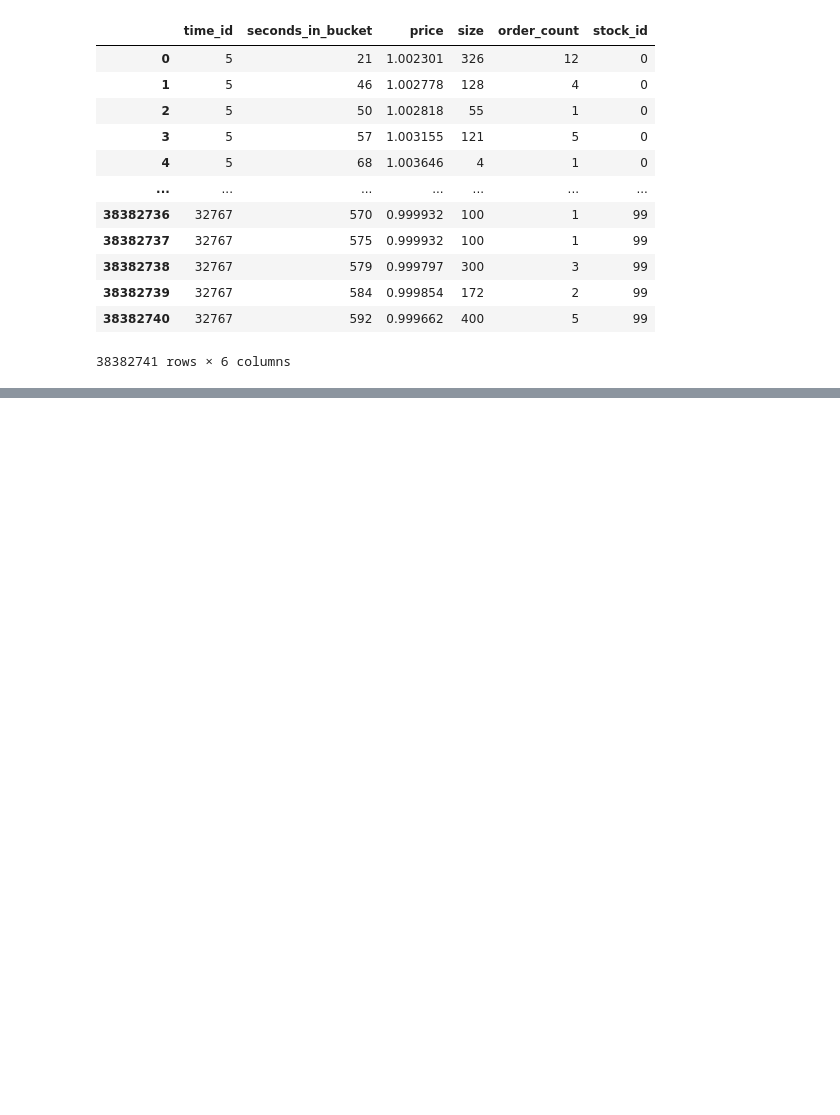
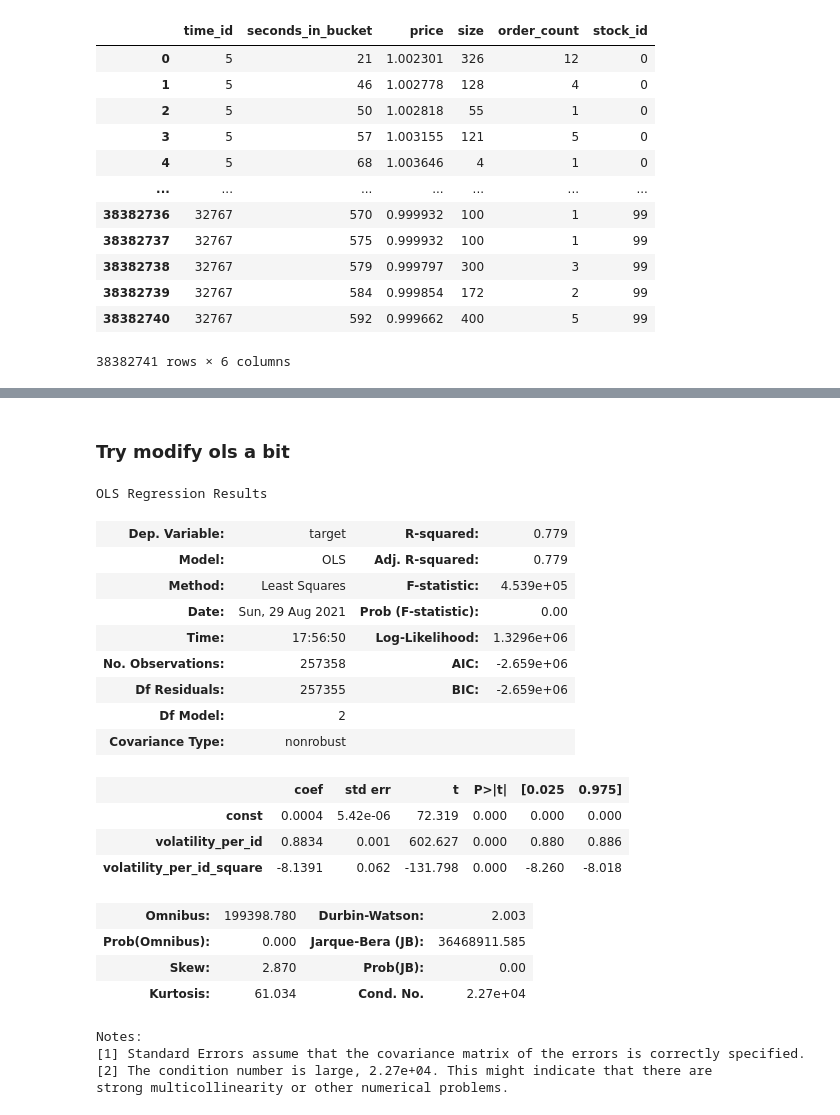
Before and after one commit to noPunintended/stock_volatility, a Jupyter notebook: eda_jupyter_notebook/stock_volatility_eda.ipynb, the cells around one changed output, grey strips where cells are left out. Drawn from its saved outputs; the diff is of its cells as text; code cells hidden in the pictures; blank space fills up the shorter version.

```diff
--- a/eda_jupyter_notebook/stock_volatility_eda.ipynb
+++ b/eda_jupyter_notebook/stock_volatility_eda.ipynb
@@ -354,0 +354,33 @@ sns.residplot(x=ols_y_pred, y=ols_pred_result["residule"], lowess=True, color="g
+# %% [markdown]
+### Try modify ols a bit
+# %%
+y = y_train
+X_train = X_train
+X_train = sm.add_constant(X_train)
+X_train.loc[:, "volatility_per_id_square"] = np.square(X_train.loc[:, "volatility_per_id"])
+model = sm.OLS(y,X_train)
+ols = model.fit()
+ols.summary()
+# %% [output]
+OLS Regression Results
+| Dep. Variable: | target | R-squared: | 0.779 |
+| Model: | OLS | Adj. R-squared: | 0.779 |
+| Method: | Least Squares | F-statistic: | 4.539e+05 |
+| Date: | Sun, 29 Aug 2021 | Prob (F-statistic): | 0.00 |
+| Time: | 17:56:50 | Log-Likelihood: | 1.3296e+06 |
+| No. Observations: | 257358 | AIC: | -2.659e+06 |
+| Df Residuals: | 257355 | BIC: | -2.659e+06 |
+| Df Model: | 2 |  |  |
+| Covariance Type: | nonrobust |  |  |
+|  | coef | std err | t | P>|t| | [0.025 | 0.975] |
+| const | 0.0004 | 5.42e-06 | 72.319 | 0.000 | 0.000 | 0.000 |
+| volatility_per_id | 0.8834 | 0.001 | 602.627 | 0.000 | 0.880 | 0.886 |
+| volatility_per_id_square | -8.1391 | 0.062 | -131.798 | 0.000 | -8.260 | -8.018 |
+| Omnibus: | 199398.780 | Durbin-Watson: | 2.003 |
+| Prob(Omnibus): | 0.000 | Jarque-Bera (JB): | 36468911.585 |
+| Skew: | 2.870 | Prob(JB): | 0.00 |
+| Kurtosis: | 61.034 | Cond. No. | 2.27e+04 |
+Notes:
+[1] Standard Errors assume that the covariance matrix of the errors is correctly specified.
+[2] The condition number is large, 2.27e+04. This might indicate that there are
+strong multicollinearity or other numerical problems.
```
Also changed, not shown: parts of 56 cells of this notebook.
